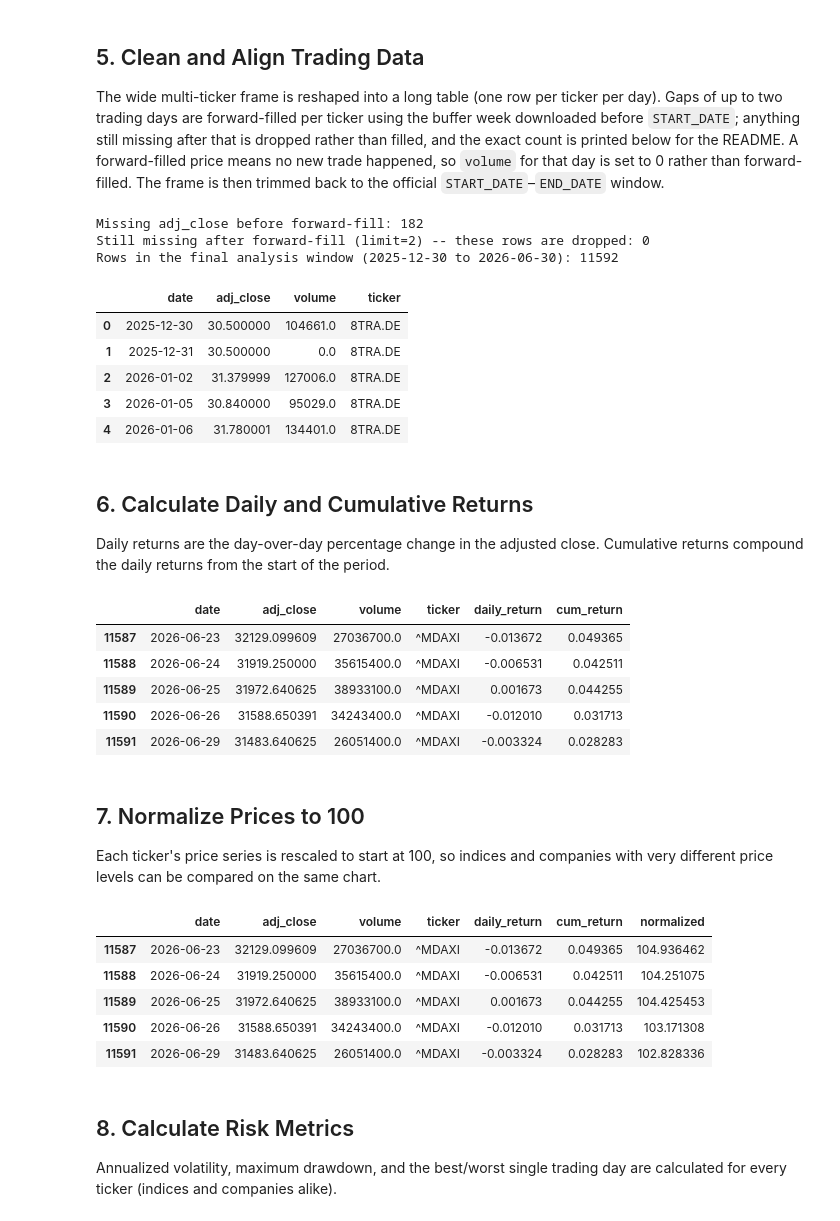
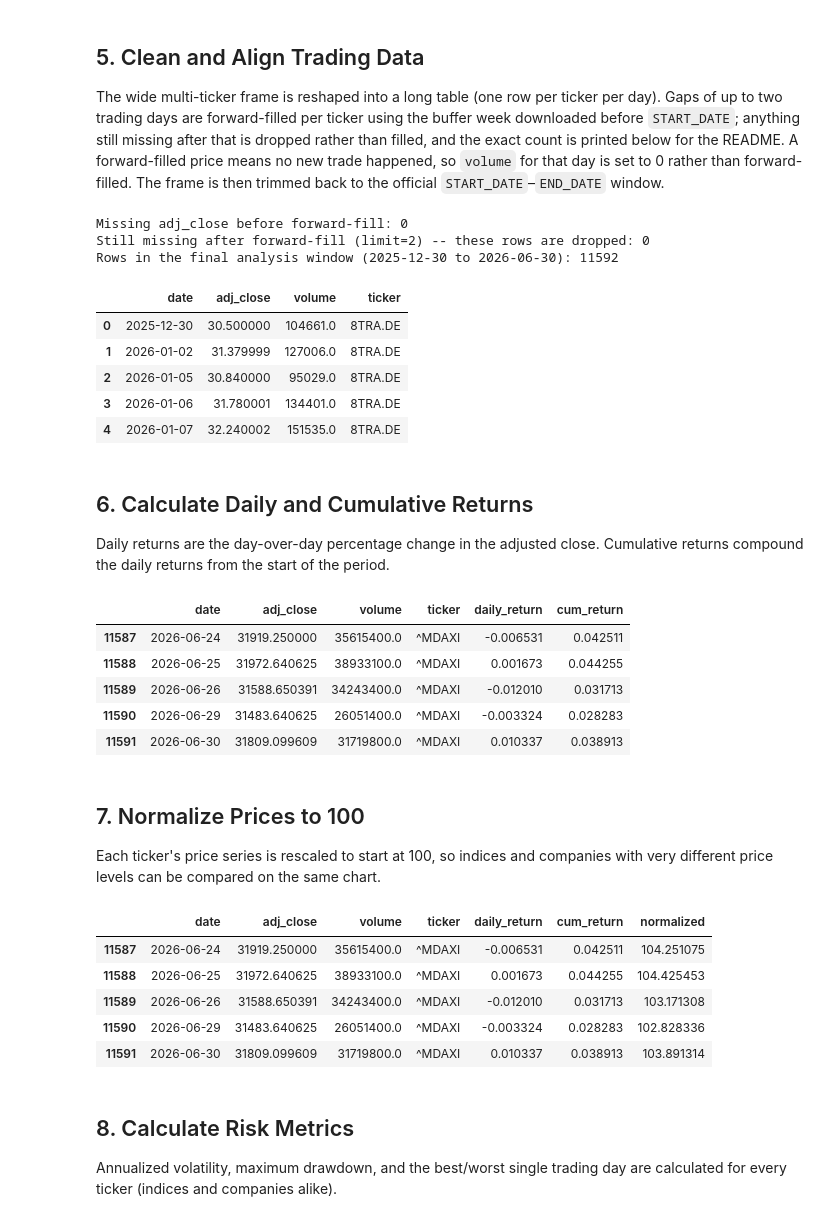
Before and after one commit to Amirhouschang/dax-mdax-h1-2026-analysis, a Jupyter notebook: dax_mdax_analysis.ipynb, the cells around one changed output. Drawn from its saved outputs; the diff is of its cells as text; code cells hidden in the pictures.

```diff
--- a/dax_mdax_analysis.ipynb
+++ b/dax_mdax_analysis.ipynb
@@ -27,7 +27,7 @@ from pathlib import Path
 The analysis window is the first half of 2026. 30 December 2025 is included as the prior year-end reference point, needed to compute returns from the start of the year.
 # %%
 START_DATE = "2025-12-30"  # last trading day of Dec 2025, used as the YTD reference point
-END_DATE = "2026-06-30"    # last trading day of Jun 2026
+END_DATE = "2026-07-01"    # yfinance treats `end` as exclusive: data runs through 2026-06-30 (last trading day of Jun 2026)
 
 # Downloaded a week before START_DATE so the forward-fill in Section 5 has a real prior
 # value to draw on even for the very first row of the analysis window. Trimmed back to
@@ -258,41 +258,47 @@ def to_long_format(raw, tickers):
         sub["ticker"] = ticker
         frames.append(sub)
     return pd.concat(frames).reset_index().rename(columns={"Date": "date"})
 
 
 prices_long = to_long_format(raw_prices, all_tickers)
 prices_long = prices_long.drop_duplicates(["date", "ticker"]).sort_values(["ticker", "date"])
+
+# Keep only real trading days: dates on which most tickers actually have a price.
+# (31 Dec 2025: Xetra closed, only AIR.PA on Euronext Paris traded -> not a German trading day.)
+real_share = prices_long.groupby("date")["adj_close"].apply(lambda s: s.notna().mean())
+prices_long = prices_long[prices_long["date"].isin(real_share[real_share >= 0.5].index)]
+
 n_missing_before_fill = int(prices_long["adj_close"].isna().sum())
 
 # Forward-fill gaps of up to 2 trading days per ticker. DOWNLOAD_START (Section 2) is a
 # week before START_DATE specifically so this has real history to draw on even for the
 # first row of the official analysis window.
 prices_long["adj_close"] = prices_long.groupby("ticker")["adj_close"].ffill(limit=2)
 n_missing_after_fill = int(prices_long["adj_close"].isna().sum())
 prices_long = prices_long.dropna(subset=["adj_close"])
 
-# A forward-filled adj_close means no new trade happened that day (e.g. a half trading
-# day like 24 or 31 Dec) -- volume for that day is genuinely 0, not missing, so it is
+# A forward-filled adj_close means no new trade happened that day (e.g. a missing quote
+# on a real trading day) -- volume for that day is genuinely 0, not missing, so it is
 # not forward-filled the same way.
 prices_long["volume"] = prices_long["volume"].fillna(0)
 
 # Trim the extra buffer week off now that it has done its job
 prices_long = prices_long[prices_long["date"] >= START_DATE].reset_index(drop=True)
 
 print(f"Missing adj_close before forward-fill: {n_missing_before_fill}")
 print(f"Still missing after forward-fill (limit=2) -- these rows are dropped: {n_missing_after_fill}")
-print(f"Rows in the final analysis window ({START_DATE} to {END_DATE}): {len(prices_long)}")
+print(f"Rows in the final analysis window ({START_DATE} to {prices_long['date'].max().date()}): {len(prices_long)}")
 prices_long.head()
 # %% [output]
-Missing adj_close before forward-fill: 182
+Missing adj_close before forward-fill: 0
 Still missing after forward-fill (limit=2) -- these rows are dropped: 0
 Rows in the final analysis window (2025-12-30 to 2026-06-30): 11592
 |  | date | adj_close | volume | ticker |
 | 0 | 2025-12-30 | 30.500000 | 104661.0 | 8TRA.DE |
-| 1 | 2025-12-31 | 30.500000 | 0.0 | 8TRA.DE |
-| 2 | 2026-01-02 | 31.379999 | 127006.0 | 8TRA.DE |
-| 3 | 2026-01-05 | 30.840000 | 95029.0 | 8TRA.DE |
-| 4 | 2026-01-06 | 31.780001 | 134401.0 | 8TRA.DE |
+| 1 | 2026-01-02 | 31.379999 | 127006.0 | 8TRA.DE |
+| 2 | 2026-01-05 | 30.840000 | 95029.0 | 8TRA.DE |
+| 3 | 2026-01-06 | 31.780001 | 134401.0 | 8TRA.DE |
+| 4 | 2026-01-07 | 32.240002 | 151535.0 | 8TRA.DE |
 # %% [markdown]
 ## 6. Calculate Daily and Cumulative Returns
 
@@ -307,11 +313,11 @@ prices_long["cum_return"] = (
 prices_long.tail()
 # %% [output]
 |  | date | adj_close | volume | ticker | daily_return | cum_return |
-| 11587 | 2026-06-23 | 32129.099609 | 27036700.0 | ^MDAXI | -0.013672 | 0.049365 |
-| 11588 | 2026-06-24 | 31919.250000 | 35615400.0 | ^MDAXI | -0.006531 | 0.042511 |
-| 11589 | 2026-06-25 | 31972.640625 | 38933100.0 | ^MDAXI | 0.001673 | 0.044255 |
-| 11590 | 2026-06-26 | 31588.650391 | 34243400.0 | ^MDAXI | -0.012010 | 0.031713 |
-| 11591 | 2026-06-29 | 31483.640625 | 26051400.0 | ^MDAXI | -0.003324 | 0.028283 |
+| 11587 | 2026-06-24 | 31919.250000 | 35615400.0 | ^MDAXI | -0.006531 | 0.042511 |
+| 11588 | 2026-06-25 | 31972.640625 | 38933100.0 | ^MDAXI | 0.001673 | 0.044255 |
+| 11589 | 2026-06-26 | 31588.650391 | 34243400.0 | ^MDAXI | -0.012010 | 0.031713 |
+| 11590 | 2026-06-29 | 31483.640625 | 26051400.0 | ^MDAXI | -0.003324 | 0.028283 |
+| 11591 | 2026-06-30 | 31809.099609 | 31719800.0 | ^MDAXI | 0.010337 | 0.038913 |
 # %% [markdown]
 ## 7. Normalize Prices to 100
 
@@ -323,11 +329,11 @@ prices_long["normalized"] = (
 prices_long.tail()
 # %% [output]
 |  | date | adj_close | volume | ticker | daily_return | cum_return | normalized |
-| 11587 | 2026-06-23 | 32129.099609 | 27036700.0 | ^MDAXI | -0.013672 | 0.049365 | 104.936462 |
-| 11588 | 2026-06-24 | 31919.250000 | 35615400.0 | ^MDAXI | -0.006531 | 0.042511 | 104.251075 |
-| 11589 | 2026-06-25 | 31972.640625 | 38933100.0 | ^MDAXI | 0.001673 | 0.044255 | 104.425453 |
-| 11590 | 2026-06-26 | 31588.650391 | 34243400.0 | ^MDAXI | -0.012010 | 0.031713 | 103.171308 |
-| 11591 | 2026-06-29 | 31483.640625 | 26051400.0 | ^MDAXI | -0.003324 | 0.028283 | 102.828336 |
+| 11587 | 2026-06-24 | 31919.250000 | 35615400.0 | ^MDAXI | -0.006531 | 0.042511 | 104.251075 |
+| 11588 | 2026-06-25 | 31972.640625 | 38933100.0 | ^MDAXI | 0.001673 | 0.044255 | 104.425453 |
+| 11589 | 2026-06-26 | 31588.650391 | 34243400.0 | ^MDAXI | -0.012010 | 0.031713 | 103.171308 |
+| 11590 | 2026-06-29 | 31483.640625 | 26051400.0 | ^MDAXI | -0.003324 | 0.028283 | 102.828336 |
+| 11591 | 2026-06-30 | 31809.099609 | 31719800.0 | ^MDAXI | 0.010337 | 0.038913 | 103.891314 |
 # %% [markdown]
 ## 8. Calculate Risk Metrics
 
```
Also changed, not shown: parts of 11 cells of this notebook.
